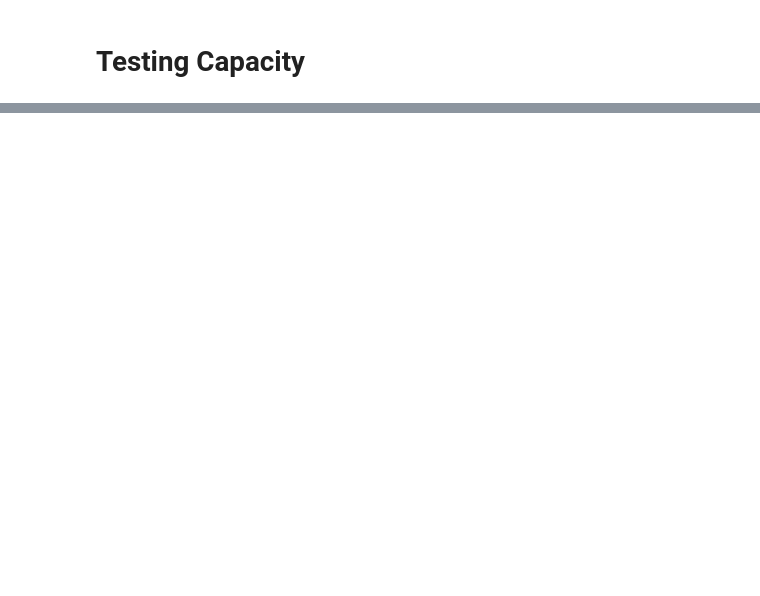
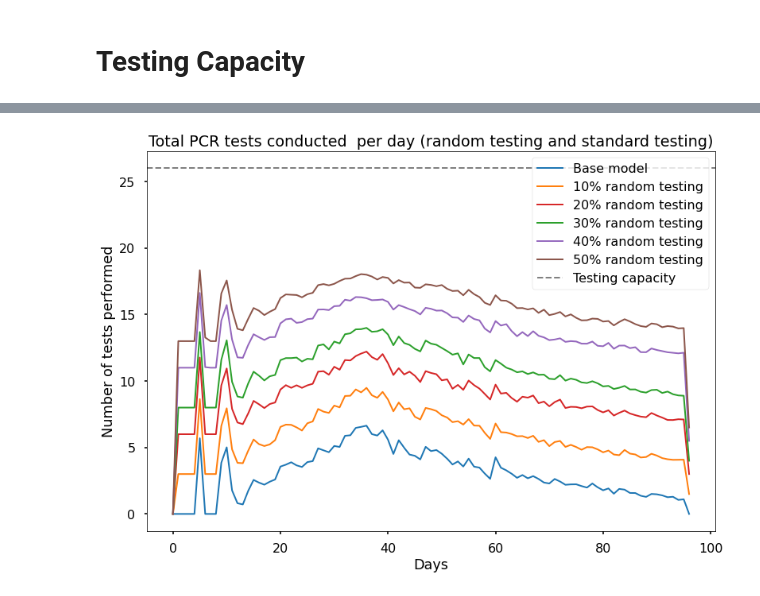
Before and after one commit to johnmcdonne11/dissertation, a Jupyter notebook: 4. Results.ipynb, the cells around one changed output, grey strips where cells are left out. Saved outputs shown, nothing was run; the diff lists cells and outputs as text; code cells hidden in the pictures; blank space fills up the shorter version.

Commit message:
Added testing capacity graphs

```diff
--- a/4. Results.ipynb
+++ b/4. Results.ipynb
@@ -249,2 +192,2 @@ memory usage: 473.0 MB
 # %%
-experimentData['day'] = experimentData['step'] // 24
+experimentData['day'] = experimentData['[step]'] // 24
@@ -376,0 +214,20 @@ randomCases
+# %%
+tests = experimentData.groupby(['day', 'random_tests_percentage'], as_index=False).agg({'cumulativeConfirmedRandomCases' : 'mean', 'cumulativeNegativeRandomCases' : 'mean', 'dailyPCRTestsConducted' : 'mean', 'cumulativeConfirmedCases' : 'mean'})
+# %%
+def prePlotTesting(test, random):
+    # data prep
+    test = test.loc[test['random_tests_percentage'] == random, :]
+
+    test['dailyConfirmedRandomCases'] = test['cumulativeConfirmedRandomCases'].diff().fillna(0)
+    test['dailyNegativeRandomCases'] = test['cumulativeNegativeRandomCases'].diff().fillna(0)
+    test['dailyConfirmedCases'] = test['cumulativeConfirmedCases'].diff().fillna(0)
+    test['totalDailyTestsConducted'] = test['dailyPCRTestsConducted'] + test['dailyConfirmedRandomCases'] + test['dailyNegativeRandomCases']
+
+    return test
+# %%
+test0 = prePlotTesting(tests, 0)
+test10 = prePlotTesting(tests, 0.1)
+test20 = prePlotTesting(tests, 0.2)
+test30 = prePlotTesting(tests, 0.3)
+test40 = prePlotTesting(tests, 0.4)
+test50 = prePlotTesting(tests, 0.5)
@@ -376,0 +252,20 @@ randomCases
+# %%
+#plot
+fig, ax = plt.subplots()
+
+ax.plot(test0['day'], test0['totalDailyTestsConducted'], color='tab:blue', linewidth=2, label='Base model')
+ax.plot(test10['day'], test10['totalDailyTestsConducted'], color='tab:orange', linewidth=2, label='10% random testing')
+ax.plot(test20['day'], test20['totalDailyTestsConducted'], color='tab:red', linewidth=2, label='20% random testing')
+ax.plot(test30['day'], test30['totalDailyTestsConducted'], color='tab:green', linewidth=2, label='30% random testing')
+ax.plot(test40['day'], test40['totalDailyTestsConducted'], color='tab:purple', linewidth=2, label='40% random testing')
+ax.plot(test50['day'], test50['totalDailyTestsConducted'], color='tab:brown', linewidth=2, label='50% random testing')
+plt.axhline(26, label='Testing capacity', color='grey', linewidth=2, linestyle='--')
+
+# Add titles
+ax.set_title('Total PCR tests conducted  per day (random testing and standard testing)')
+ax.set_xlabel('Days')
+ax.set_ylabel('Number of tests performed')
+ax.legend()
+plt.show()
+# %% [output]
+[figure, added]
```
Also changed, not shown: parts of 54 cells of this notebook.
